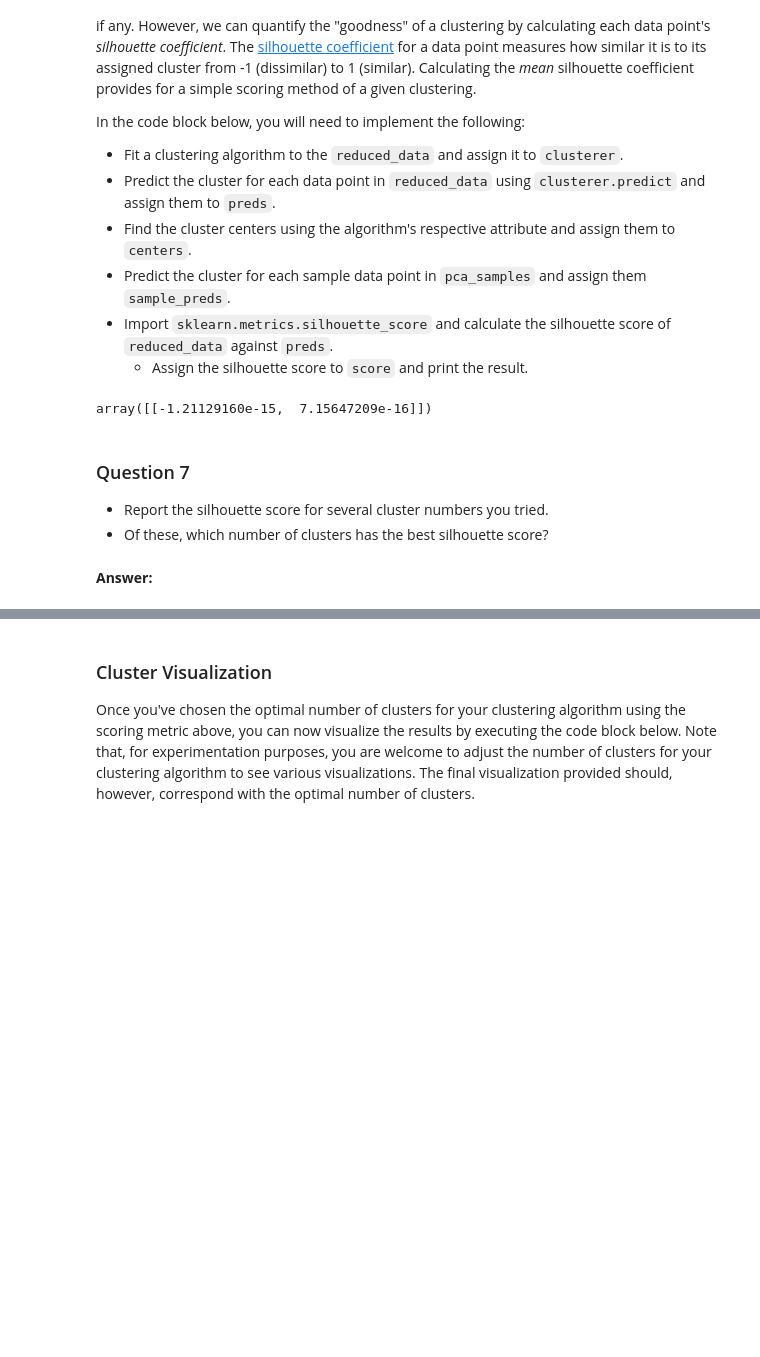
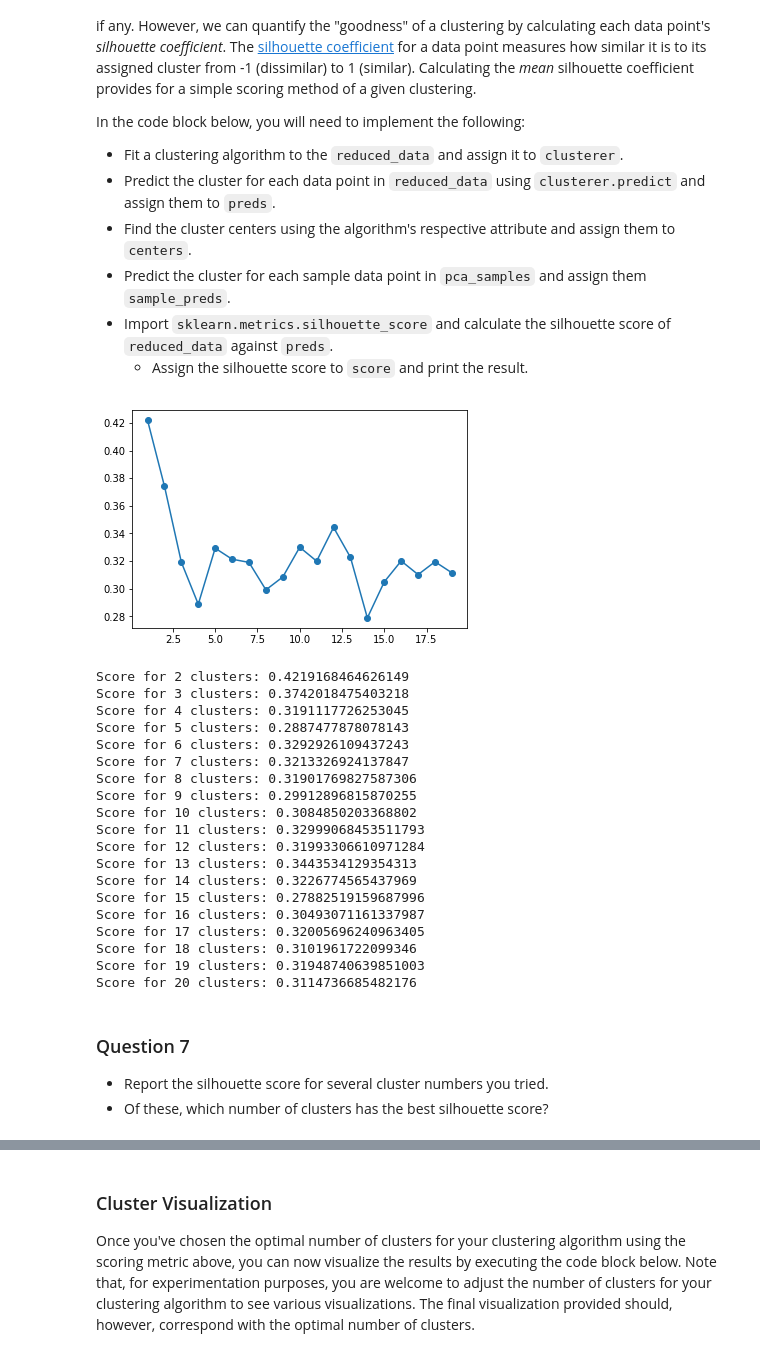
Before and after one commit to mathias-ekstroem/machine-learning, a Jupyter notebook: projects/customer_segments/customer_segments.ipynb, the cells around one changed output, grey strips where cells are left out. Drawn from its saved outputs; the diff is of its cells as text; code cells hidden in the pictures; blank space fills up the shorter version.

```diff
--- a/projects/customer_segments/customer_segments.ipynb
+++ b/projects/customer_segments/customer_segments.ipynb
@@ -522,9 +482,11 @@ In the code block below, you will need to implement the following:
    - Assign the silhouette score to `score` and print the result.
 # %%
 from sklearn.mixture import GaussianMixture
+from sklearn.metrics import silhouette_score
+from sklearn.cluster import KMeans
 
 # TODO: Apply your clustering algorithm of choice to the reduced data
-clusterer = GaussianMixture(n_components = 1)
+clusterer = GaussianMixture(n_components = 2, random_state=23)
 clusterer.fit(reduced_data)
 
 # TODO: Predict the cluster for each data point
@@ -533,18 +495,50 @@ preds = clusterer.predict(reduced_data)
 # TODO: Find the cluster centers
 centers = clusterer.means_
 # TODO: Predict the cluster for each transformed sample data point
-sample_preds = None
+sample_preds = clusterer.predict(pca_samples)
 
 # TODO: Calculate the mean silhouette coefficient for the number of clusters chosen
-score = None
+score = silhouette_score(reduced_data, preds, random_state = 23)
-# %%
-centers
-# %% [output]
-array([[-1.21129160e-15,  7.15647209e-16]])
+# %%
+scores = []
+
+for i in range(1,20):
+    clusterer_search = GaussianMixture(n_components = i+1, random_state=23)
+    clusterer_search.fit(reduced_data)
+    preds_search = clusterer_search.predict(reduced_data)
+    score_search = silhouette_score(reduced_data, preds_search, random_state = 23)
+    scores.append(score_search)
+
+import matplotlib.pyplot as plt
+
+plt.plot(range(1,20), scores, 'o-')
+plt.show()
+
+for idx, s in enumerate(scores):
+    print('Score for {} clusters: {}'.format(idx+2, s))
+# %% [output]
+[figure, added]
+Score for 2 clusters: 0.4219168464626149
+Score for 3 clusters: 0.3742018475403218
+Score for 4 clusters: 0.3191117726253045
+Score for 5 clusters: 0.2887477878078143
+Score for 6 clusters: 0.3292926109437243
+Score for 7 clusters: 0.3213326924137847
+Score for 8 clusters: 0.31901769827587306
+Score for 9 clusters: 0.29912896815870255
+Score for 10 clusters: 0.3084850203368802
+Score for 11 clusters: 0.32999068453511793
+Score for 12 clusters: 0.31993306610971284
+Score for 13 clusters: 0.3443534129354313
+Score for 14 clusters: 0.3226774565437969
+Score for 15 clusters: 0.27882519159687996
+Score for 16 clusters: 0.30493071161337987
+Score for 17 clusters: 0.32005696240963405
+Score for 18 clusters: 0.3101961722099346
+Score for 19 clusters: 0.31948740639851003
+Score for 20 clusters: 0.3114736685482176
 # %% [markdown]
 ### Question 7
 
 * Report the silhouette score for several cluster numbers you tried.
 * Of these, which number of clusters has the best silhouette score?
-# %% [markdown]
-**Answer:**
```
Also changed, not shown: parts of 23 cells of this notebook, 1 other file.
